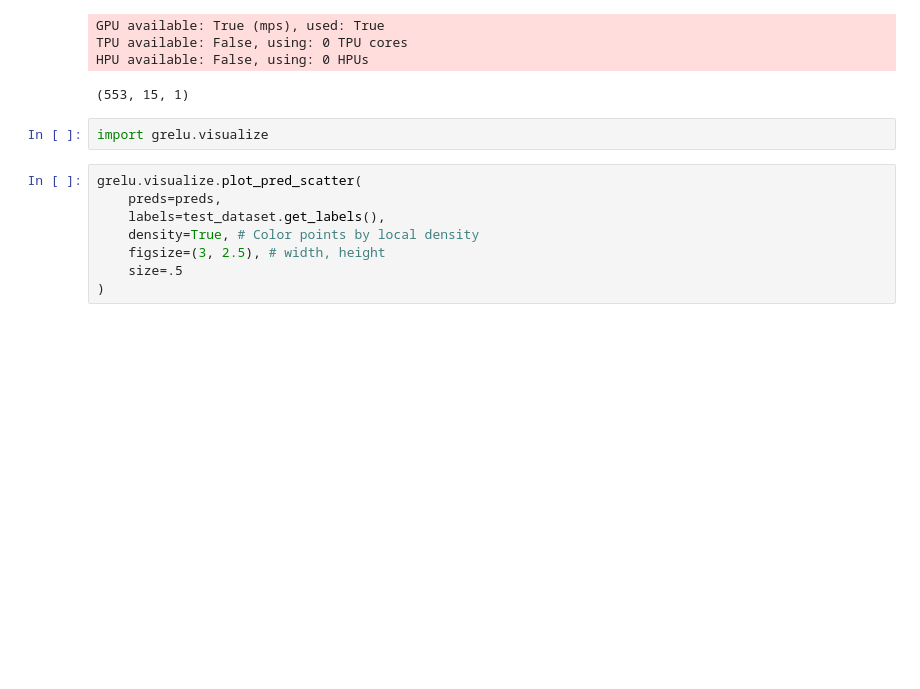
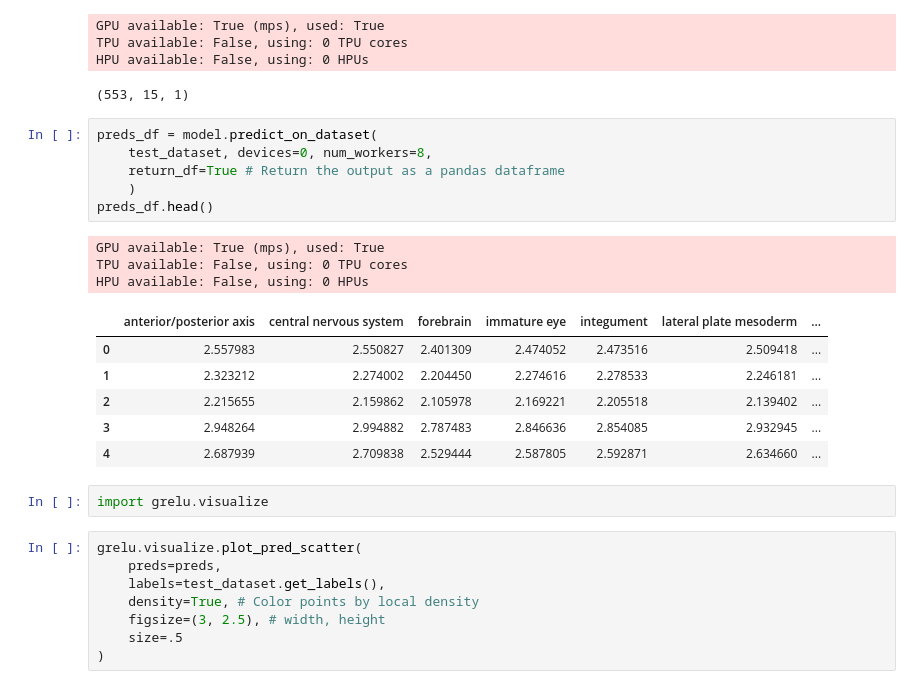
Before and after one commit to victornemenike/neural-crest-deep-learning, a Jupyter notebook: notebooks/multi_task_model.ipynb, the cells around one changed output. Cells and saved outputs as stored; diff of their text form; blank space fills up the shorter version.

```diff
--- a/notebooks/multi_task_model.ipynb
+++ b/notebooks/multi_task_model.ipynb
@@ -271,6 +271,22 @@ GPU available: True (mps), used: True
 TPU available: False, using: 0 TPU cores
 HPU available: False, using: 0 HPUs
 (553, 15, 1)
+# %%
+preds_df = model.predict_on_dataset(
+    test_dataset, devices=0, num_workers=8,
+    return_df=True # Return the output as a pandas dataframe
+    )
+preds_df.head()
+# %% [output]
+GPU available: True (mps), used: True
+TPU available: False, using: 0 TPU cores
+HPU available: False, using: 0 HPUs
+|  | anterior/posterior axis | central nervous system | forebrain | immature eye | integument | lateral plate mesoderm | ... |
+| 0 | 2.557983 | 2.550827 | 2.401309 | 2.474052 | 2.473516 | 2.509418 | ... |
+| 1 | 2.323212 | 2.274002 | 2.204450 | 2.274616 | 2.278533 | 2.246181 | ... |
+| 2 | 2.215655 | 2.159862 | 2.105978 | 2.169221 | 2.205518 | 2.139402 | ... |
+| 3 | 2.948264 | 2.994882 | 2.787483 | 2.846636 | 2.854085 | 2.932945 | ... |
+| 4 | 2.687939 | 2.709838 | 2.529444 | 2.587805 | 2.592871 | 2.634660 | ... |
 # %%
 import grelu.visualize
 # %%
```
Also changed, not shown: parts of 23 cells of this notebook.
